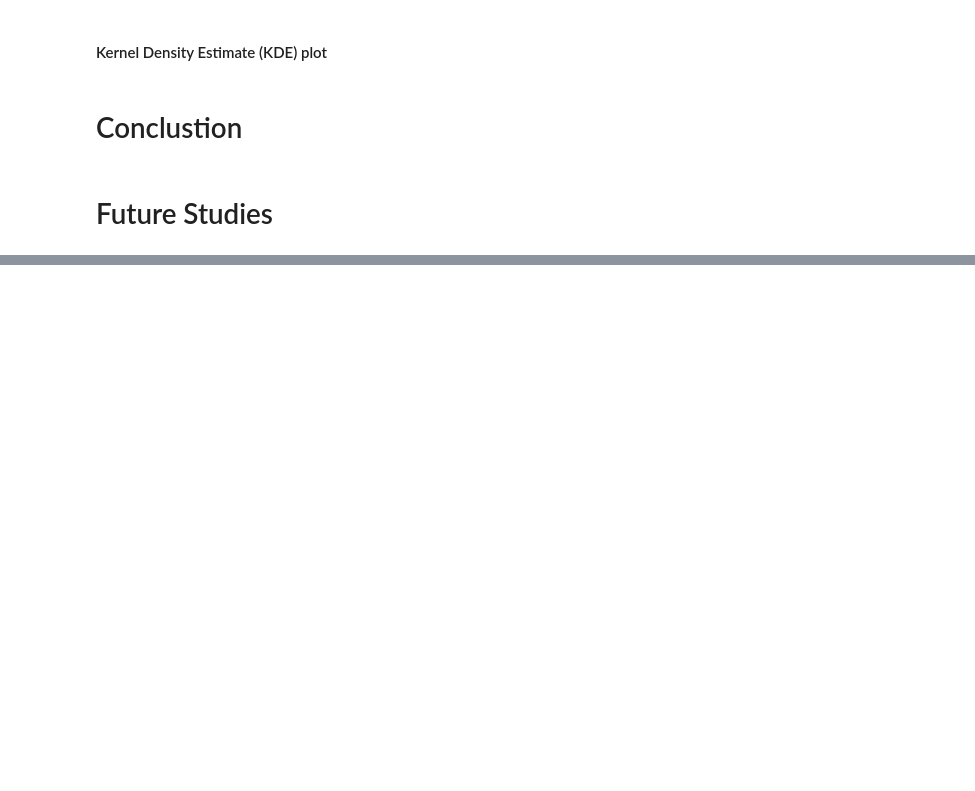
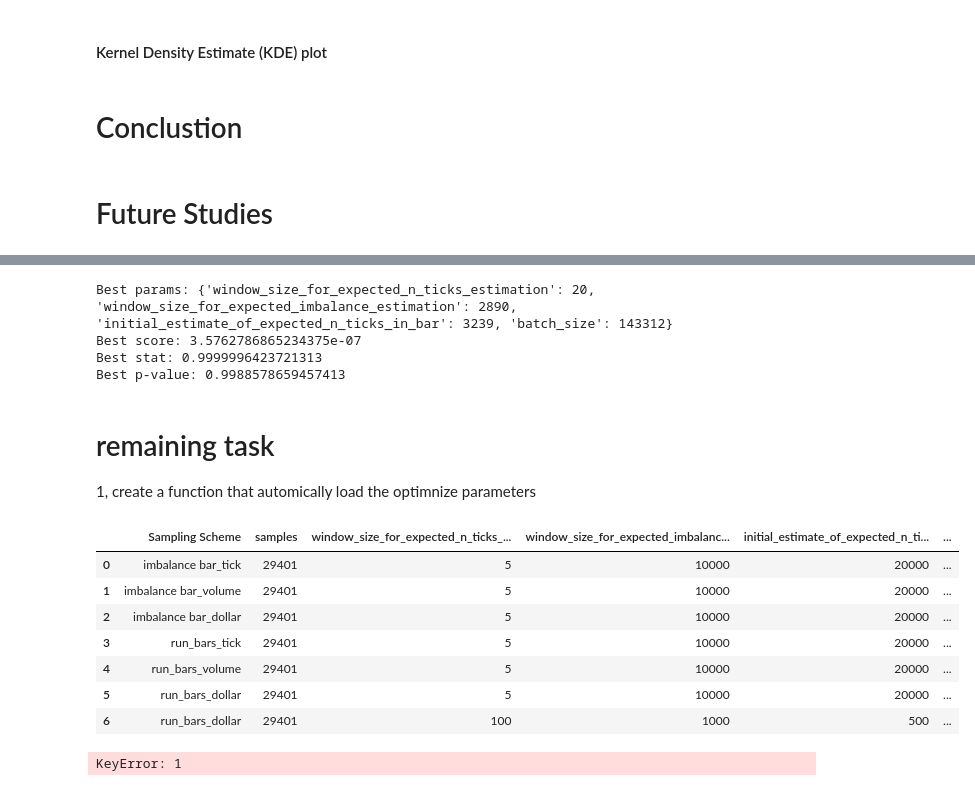
Before and after one commit to engr-bobet-14/Trading-Systems, a Jupyter notebook: smart-money/Notebook/[01] Data Structures.ipynb, the cells around one changed output, grey strips where cells are left out. Saved outputs shown, nothing was run; the diff lists cells and outputs as text; code cells hidden in the pictures; blank space fills up the shorter version.

```diff
--- a/smart-money/Notebook/[01] Data Structures.ipynb
+++ b/smart-money/Notebook/[01] Data Structures.ipynb
@@ -878,0 +1153,26 @@ Processing batch 0 with size 29401
+# %%
+print("Best params:", )
+print("Best score:", )
+# Access the best trial's values
+best = study.best_trial
+print("Best stat:", best.user_attrs["shapiro_stat"])
+print("Best p-value:", best.user_attrs["shapiro_pval"])
+# %% [output]
+Best params: {'window_size_for_expected_n_ticks_estimation': 20, 'window_size_for_expected_imbalance_estimation': 2890, 'initial_estimate_of_expected_n_ticks_in_bar': 3239, 'batch_size': 143312}
+Best score: 3.5762786865234375e-07
+Best stat: 0.9999996423721313
+Best p-value: 0.9988578659457413
+# %% [markdown]
+# remaining task
+1, create a function that automically load the optimnize parameters
+# %%
+params
+# %% [output]
+|  | Sampling Scheme | samples | window_size_for_expected_n_ticks_... | window_size_for_expected_imbalanc... | initial_estimate_of_expected_n_ti... | ... |
+| 0 | imbalance bar_tick | 29401 | 5 | 10000 | 20000 | ... |
+| 1 | imbalance bar_volume | 29401 | 5 | 10000 | 20000 | ... |
+| 2 | imbalance bar_dollar | 29401 | 5 | 10000 | 20000 | ... |
+| 3 | run_bars_tick | 29401 | 5 | 10000 | 20000 | ... |
+| 4 | run_bars_volume | 29401 | 5 | 10000 | 20000 | ... |
+| 5 | run_bars_dollar | 29401 | 5 | 10000 | 20000 | ... |
+| 6 | run_bars_dollar | 29401 | 100 | 1000 | 500 | ... |
@@ -878,0 +1188,6 @@ Processing batch 0 with size 29401
+# %%
+## update the json file
+
+new_params
+# %% [output]
+KeyError: 1
```
Also changed, not shown: parts of 16 cells of this notebook, 1 other file.
